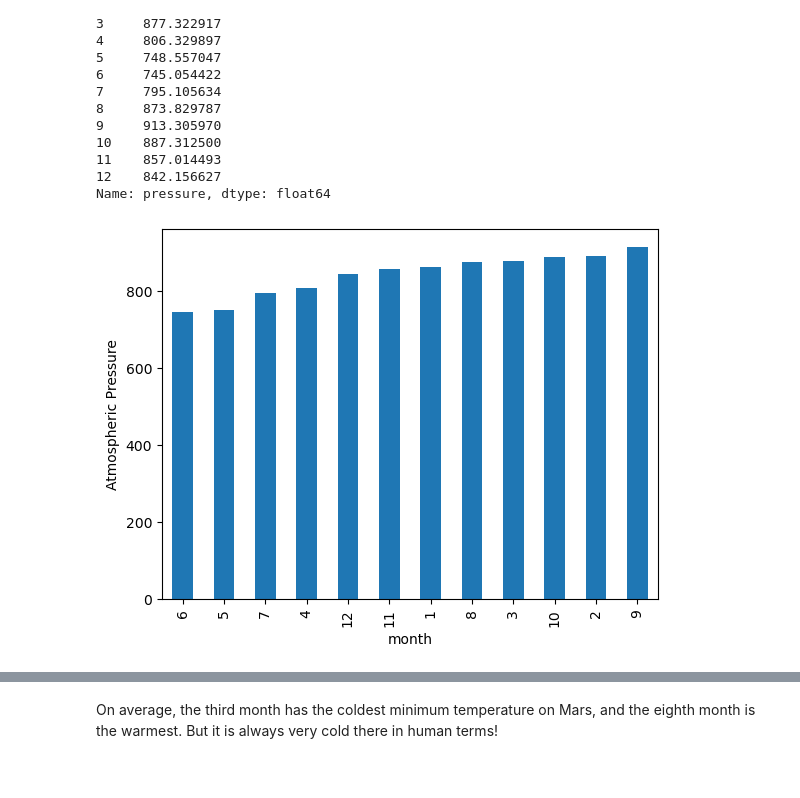
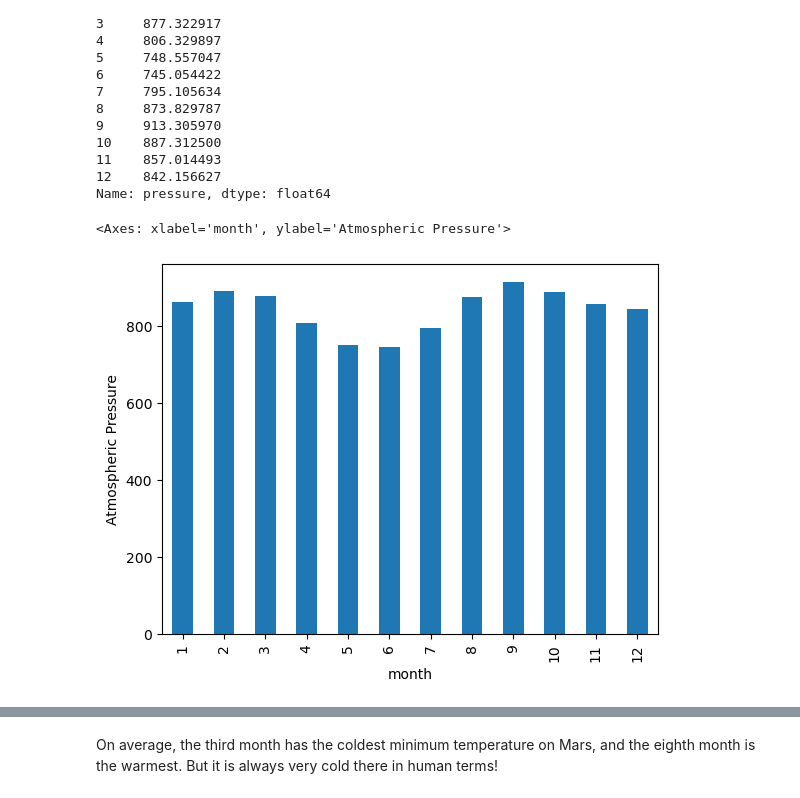
Before and after one commit to jonahkopp/data-collection-challenge, a Jupyter notebook: part_2_mars_weather.ipynb, the cells around one changed output, grey strips where cells are left out. Saved outputs shown, nothing was run; the diff lists cells and outputs as text; code cells hidden in the pictures.

```diff
--- a/part_2_mars_weather.ipynb
+++ b/part_2_mars_weather.ipynb
@@ -174,5 +168,8 @@ Name: month, dtype: int64
 # %%
 # 3. What is the average low temperature by month?
+month_group = mars_df.groupby('month')
+month_temps = month_group['min_temp'].mean()
+month_temps
 # %% [output]
 month
 1    -77.160920
@@ -198,6 +201,8 @@ Name: min_temp, dtype: float64
 [figure]
 # %%
 # 4. Average pressure by Martian month
+month_press = month_group['pressure'].mean()
+month_press
 # %% [output]
 month
 1     862.488506
@@ -215,5 +220,7 @@ month
 Name: pressure, dtype: float64
 # %%
 # Plot the average pressure by month
+month_press.plot(kind='bar',ylabel='Atmospheric Pressure')
 # %% [output]
+<Axes: xlabel='month', ylabel='Atmospheric Pressure'>
-[figure, old version]
+[figure, new version]
```
Also changed, not shown: parts of 7 cells of this notebook.
